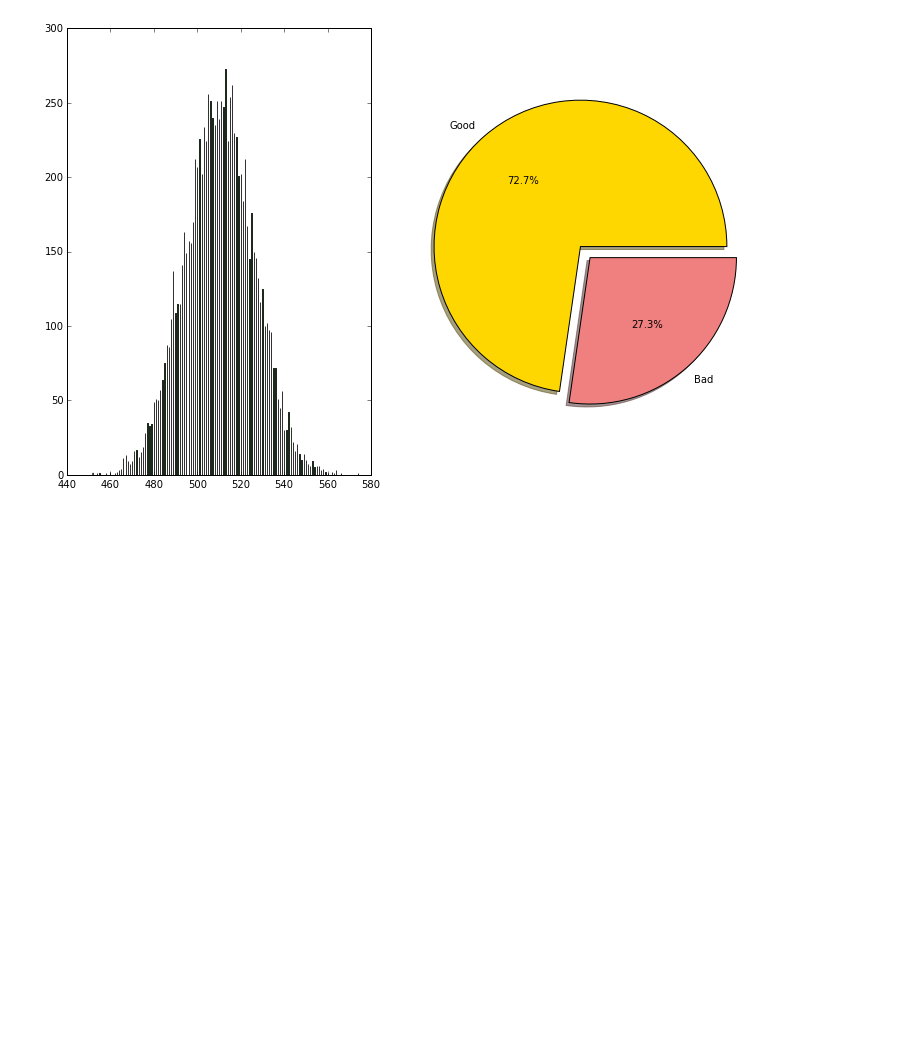
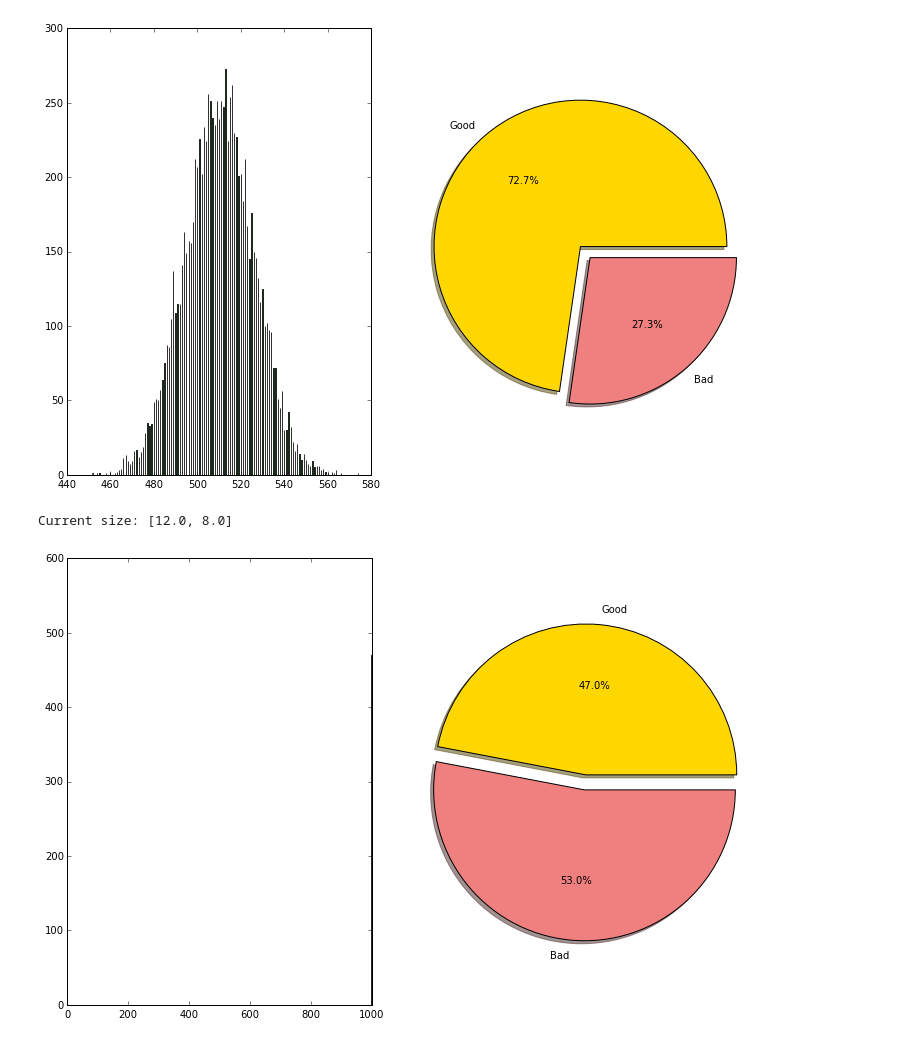
Before and after one commit to izhleba/public_math_prob, a Jupyter notebook: base_prob.ipynb, the cells around one changed output. Cells and saved outputs as stored; diff of their text form; code cells hidden in the pictures; blank space fills up the shorter version.

```diff
--- a/base_prob.ipynb
+++ b/base_prob.ipynb
@@ -45,3 +45,44 @@ plt.show()
 # %% [output]
 Current size: [6.0, 4.0]
 [figure]
+# %%
+n = 1000
+part = 1
+base_dist = np.array([0.49,0.51])
+acc = 0.0
+n_half = n / 2
+tests = 1000
+
+votes = np.zeros(tests)
+results = np.zeros(tests)
+
+for j in xrange(tests):
+    acc = 0.0
+    dist = base_dist.copy()
+    for i in xrange(n/part):
+        val = np.random.choice(2, part, p=dist)
+        acc += np.sum(val)
+        dist[1] = acc / ((i+1)*part)
+        dist[0] = 1 - dist[1]
+    votes[j] = acc
+    results[j] = (acc / n) > 0.5
+
+set_size()
+# Hist
+ax = plt.subplot(121)
+ax.hist(votes,n + 1,color='green',alpha=0.8)
+# Bar
+labels = u'Good', u'Bad'
+avproved = np.sum(results)
+sizes = [avproved, tests - avproved]
+colors = ['gold', 'lightcoral']
+explode = (0.1, 0)
+ax2 = plt.subplot(122)
+ax2.pie(sizes, explode=explode, labels=labels, colors=colors,
+        autopct='%1.1f%%', shadow=True)
+# Plot
+plt.axis('equal')
+plt.show()
+# %% [output]
+Current size: [12.0, 8.0]
+[figure, added]
```
Also changed, not shown: parts of 2 cells of this notebook.
